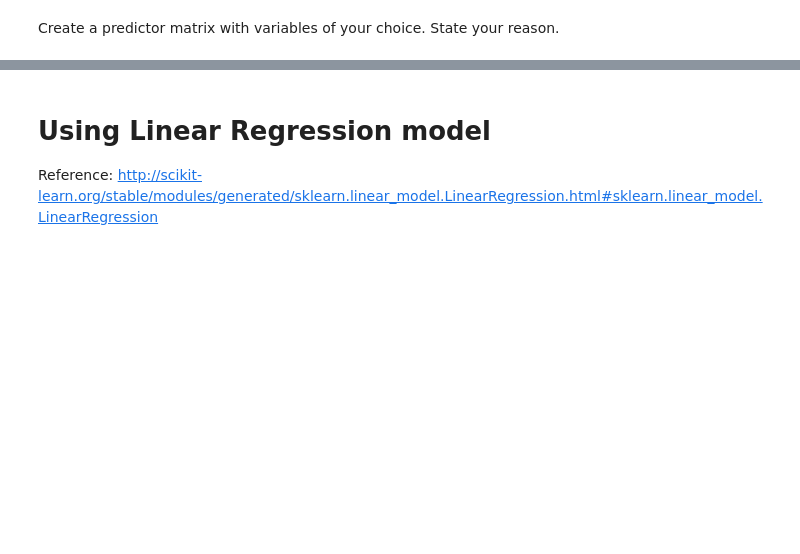
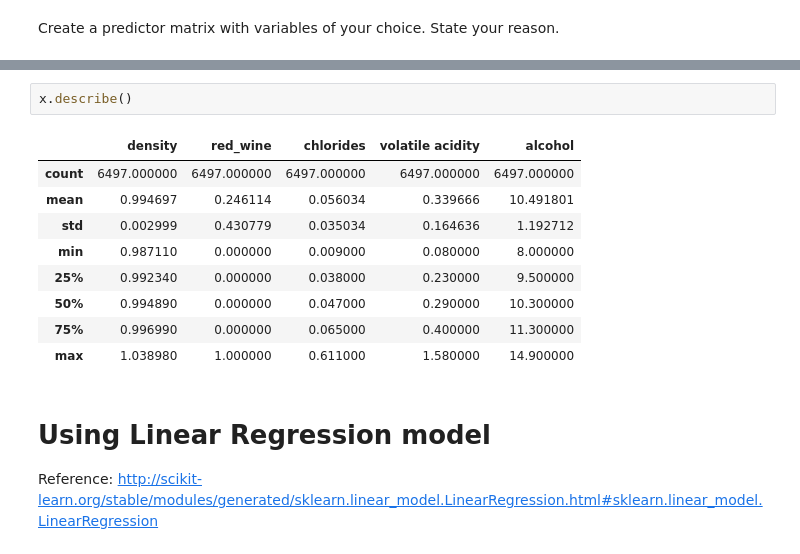
Before and after one commit to Zhouzhenjie09/IOD, a Jupyter notebook: 1_lab/mob4_lab/IOD_Lab 4.2.ipynb, the cells around one changed output, grey strips where cells are left out. Saved outputs shown, nothing was run; the diff lists cells and outputs as text; blank space fills up the shorter version.

```diff
--- a/1_lab/mob4_lab/IOD_Lab 4.2.ipynb
+++ b/1_lab/mob4_lab/IOD_Lab 4.2.ipynb
@@ -128,3 +168,15 @@ Create a predictor matrix with variables of your choice. State your reason.
+# %%
+x.describe()
+# %% [output]
+|  | density | red_wine | chlorides | volatile acidity | alcohol |
+| count | 6497.000000 | 6497.000000 | 6497.000000 | 6497.000000 | 6497.000000 |
+| mean | 0.994697 | 0.246114 | 0.056034 | 0.339666 | 10.491801 |
+| std | 0.002999 | 0.430779 | 0.035034 | 0.164636 | 1.192712 |
+| min | 0.987110 | 0.000000 | 0.009000 | 0.080000 | 8.000000 |
+| 25% | 0.992340 | 0.000000 | 0.038000 | 0.230000 | 9.500000 |
+| 50% | 0.994890 | 0.000000 | 0.047000 | 0.290000 | 10.300000 |
+| 75% | 0.996990 | 0.000000 | 0.065000 | 0.400000 | 11.300000 |
+| max | 1.038980 | 1.000000 | 0.611000 | 1.580000 | 14.900000 |
 # %% [markdown]
 # Using Linear Regression model
 
```
Also changed, not shown: parts of 14 cells of this notebook, 2 other files.
